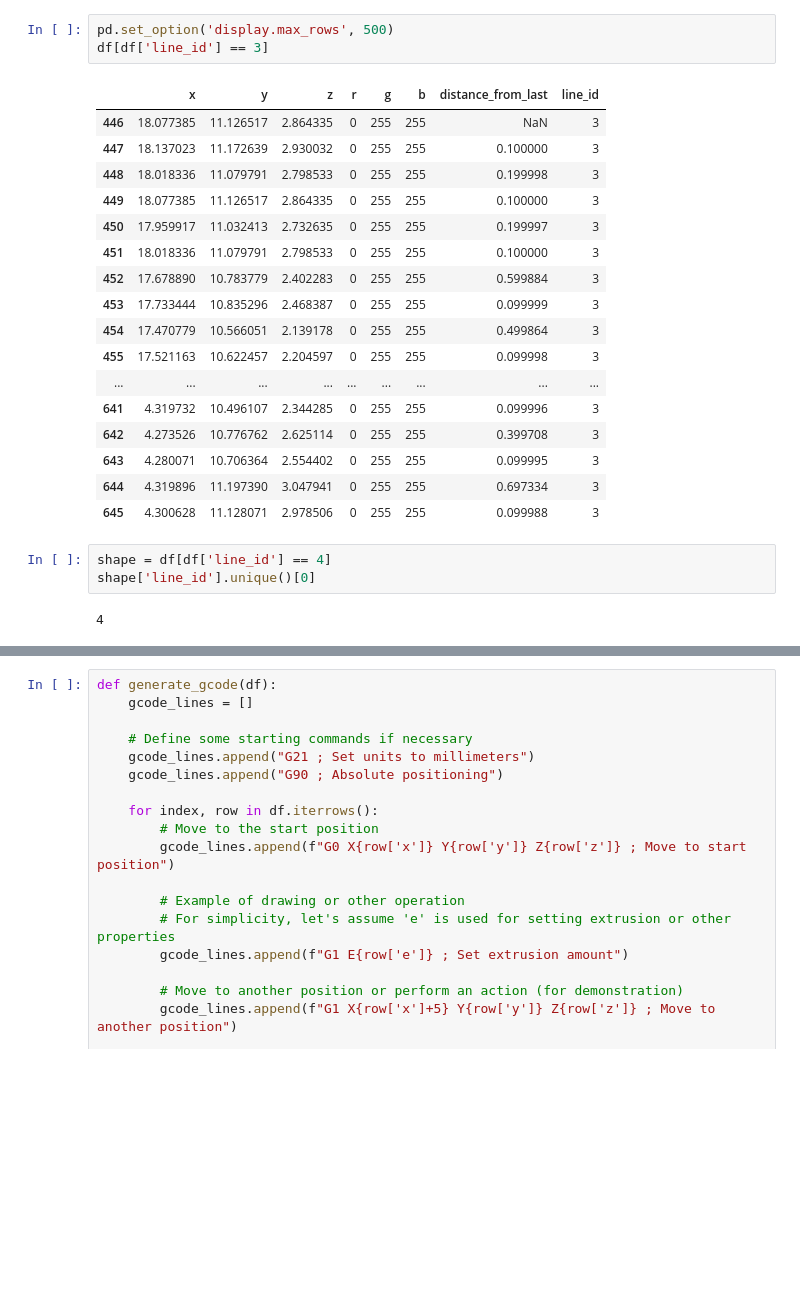
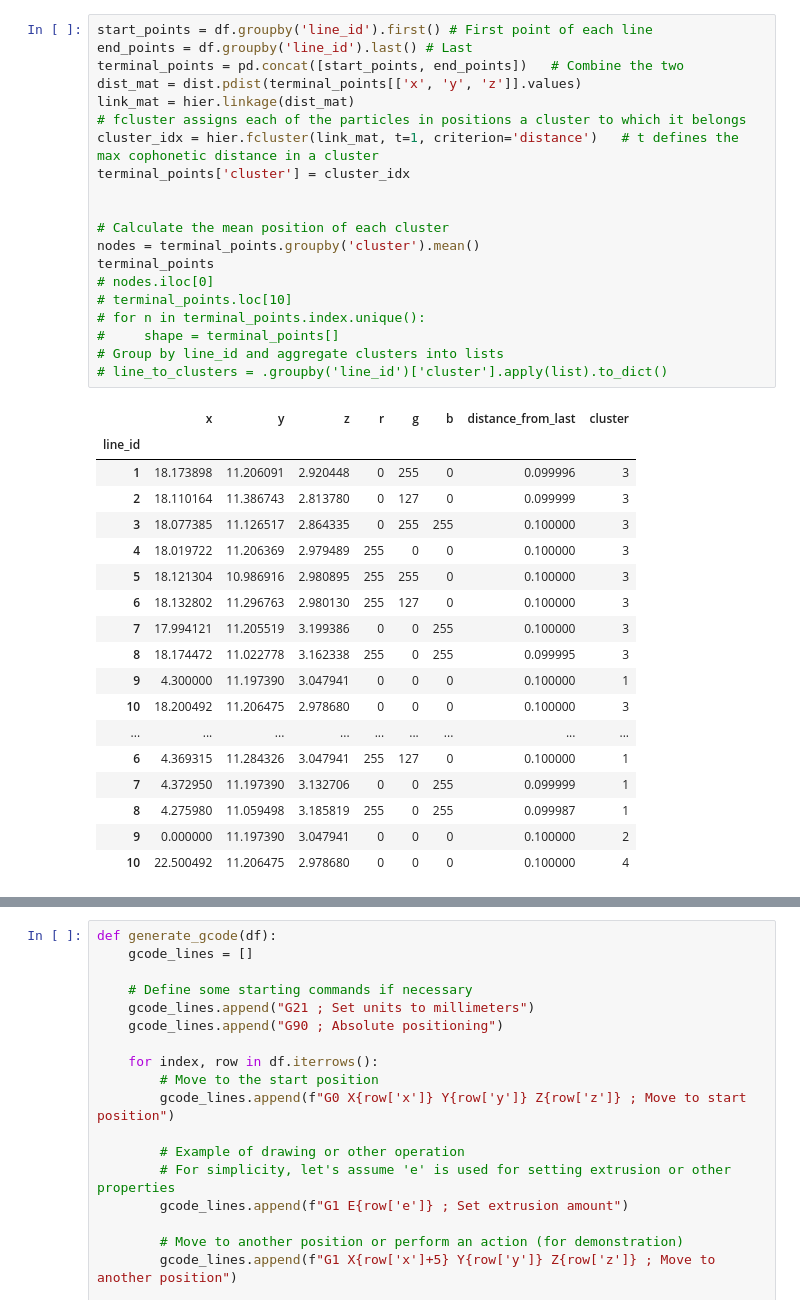
Before and after one commit to joeforth/fractal_slicer, a Jupyter notebook: many_colours_one_file_network.ipynb, the cells around one changed output, grey strips where cells are left out. Cells and saved outputs as stored; diff of their text form; blank space fills up the shorter version.

```diff
--- a/many_colours_one_file_network.ipynb
+++ b/many_colours_one_file_network.ipynb
@@ -105,32 +140,45 @@ Splitting line with id: 0
 | 86 | 22.400492 | 11.206475 | 2.978680 | 0 | 0 | 0 | 0.100000 | 10 |
 | 87 | 22.500492 | 11.206475 | 2.978680 | 0 | 0 | 0 | 0.100000 | 10 |
 1804 rows × 8 columns
-# %%
-pd.set_option('display.max_rows', 500)
-df[df['line_id'] == 3]
-# %% [output]
-|  | x | y | z | r | g | b | distance_from_last | line_id |
-| 446 | 18.077385 | 11.126517 | 2.864335 | 0 | 255 | 255 | NaN | 3 |
-| 447 | 18.137023 | 11.172639 | 2.930032 | 0 | 255 | 255 | 0.100000 | 3 |
-| 448 | 18.018336 | 11.079791 | 2.798533 | 0 | 255 | 255 | 0.199998 | 3 |
-| 449 | 18.077385 | 11.126517 | 2.864335 | 0 | 255 | 255 | 0.100000 | 3 |
-| 450 | 17.959917 | 11.032413 | 2.732635 | 0 | 255 | 255 | 0.199997 | 3 |
-| 451 | 18.018336 | 11.079791 | 2.798533 | 0 | 255 | 255 | 0.100000 | 3 |
-| 452 | 17.678890 | 10.783779 | 2.402283 | 0 | 255 | 255 | 0.599884 | 3 |
-| 453 | 17.733444 | 10.835296 | 2.468387 | 0 | 255 | 255 | 0.099999 | 3 |
-| 454 | 17.470779 | 10.566051 | 2.139178 | 0 | 255 | 255 | 0.499864 | 3 |
-| 455 | 17.521163 | 10.622457 | 2.204597 | 0 | 255 | 255 | 0.099998 | 3 |
-| ... | ... | ... | ... | ... | ... | ... | ... | ... |
-| 641 | 4.319732 | 10.496107 | 2.344285 | 0 | 255 | 255 | 0.099996 | 3 |
-| 642 | 4.273526 | 10.776762 | 2.625114 | 0 | 255 | 255 | 0.399708 | 3 |
-| 643 | 4.280071 | 10.706364 | 2.554402 | 0 | 255 | 255 | 0.099995 | 3 |
-| 644 | 4.319896 | 11.197390 | 3.047941 | 0 | 255 | 255 | 0.697334 | 3 |
-| 645 | 4.300628 | 11.128071 | 2.978506 | 0 | 255 | 255 | 0.099988 | 3 |
-# %%
-shape = df[df['line_id'] == 4]
-shape['line_id'].unique()[0]
-# %% [output]
-4
+# %%
+start_points = df.groupby('line_id').first() # First point of each line
+end_points = df.groupby('line_id').last() # Last
+terminal_points = pd.concat([start_points, end_points])   # Combine the two
+dist_mat = dist.pdist(terminal_points[['x', 'y', 'z']].values)
+link_mat = hier.linkage(dist_mat)
+# fcluster assigns each of the particles in positions a cluster to which it belongs
+cluster_idx = hier.fcluster(link_mat, t=1, criterion='distance')   # t defines the max cophonetic distance in a cluster
+terminal_points['cluster'] = cluster_idx
+
+
+# Calculate the mean position of each cluster
+nodes = terminal_points.groupby('cluster').mean()
+terminal_points
+# nodes.iloc[0]
+# terminal_points.loc[10]
+# for n in terminal_points.index.unique():
+#     shape = terminal_points[]
+# Group by line_id and aggregate clusters into lists
+# line_to_clusters = .groupby('line_id')['cluster'].apply(list).to_dict()
+# %% [output]
+|  | x | y | z | r | g | b | distance_from_last | cluster |
+| line_id |  |  |  |  |  |  |  |  |
+| 1 | 18.173898 | 11.206091 | 2.920448 | 0 | 255 | 0 | 0.099996 | 3 |
+| 2 | 18.110164 | 11.386743 | 2.813780 | 0 | 127 | 0 | 0.099999 | 3 |
+| 3 | 18.077385 | 11.126517 | 2.864335 | 0 | 255 | 255 | 0.100000 | 3 |
+| 4 | 18.019722 | 11.206369 | 2.979489 | 255 | 0 | 0 | 0.100000 | 3 |
+| 5 | 18.121304 | 10.986916 | 2.980895 | 255 | 255 | 0 | 0.100000 | 3 |
+| 6 | 18.132802 | 11.296763 | 2.980130 | 255 | 127 | 0 | 0.100000 | 3 |
+| 7 | 17.994121 | 11.205519 | 3.199386 | 0 | 0 | 255 | 0.100000 | 3 |
+| 8 | 18.174472 | 11.022778 | 3.162338 | 255 | 0 | 255 | 0.099995 | 3 |
+| 9 | 4.300000 | 11.197390 | 3.047941 | 0 | 0 | 0 | 0.100000 | 1 |
+| 10 | 18.200492 | 11.206475 | 2.978680 | 0 | 0 | 0 | 0.100000 | 3 |
+| ... | ... | ... | ... | ... | ... | ... | ... | ... |
+| 6 | 4.369315 | 11.284326 | 3.047941 | 255 | 127 | 0 | 0.100000 | 1 |
+| 7 | 4.372950 | 11.197390 | 3.132706 | 0 | 0 | 255 | 0.099999 | 1 |
+| 8 | 4.275980 | 11.059498 | 3.185819 | 255 | 0 | 255 | 0.099987 | 1 |
+| 9 | 0.000000 | 11.197390 | 3.047941 | 0 | 0 | 0 | 0.100000 | 2 |
+| 10 | 22.500492 | 11.206475 | 2.978680 | 0 | 0 | 0 | 0.100000 | 4 |
 # %%
 fig = plt.figure()
 ax = fig.add_subplot(111, projection='3d')
```
Also changed, not shown: parts of 6 cells of this notebook.
